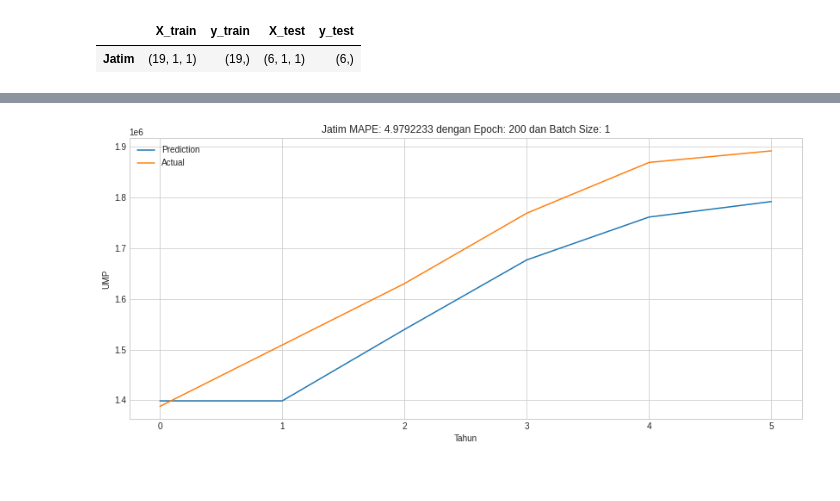
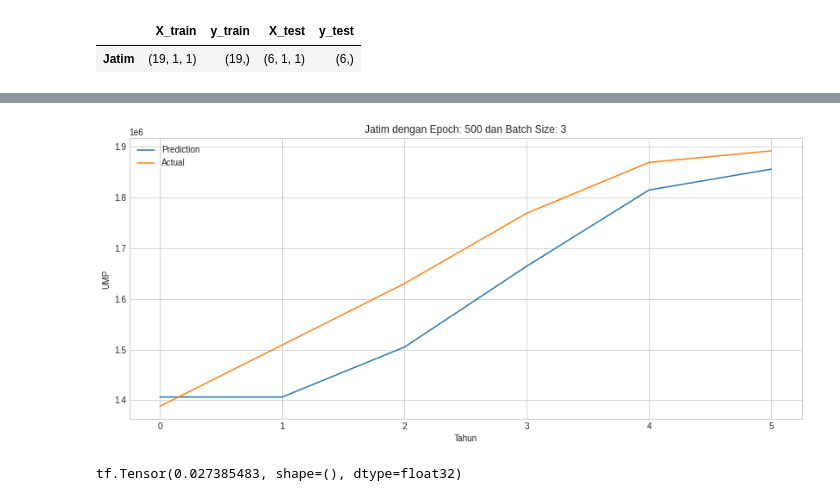
Before and after one commit to Arif-X/RNN-LSTM-UMP-JATIM, a Jupyter notebook: UMP.ipynb, the cells around one changed output, grey strips where cells are left out. Cells and saved outputs as stored; diff of their text form; code cells hidden in the pictures.

```diff
--- a/UMP.ipynb
+++ b/UMP.ipynb
@@ -165,12 +198,14 @@ for k in range(len(epoch)):
 # %%
-mape_akhir = []
+mse_akhir = []
 for k in range(len(epoch)):
     plt.figure(figsize=(14,6))
-    plt.title("Training Loss Epoch %s dan Batch Size %s" % (epoch[k], batch[k]))
+    plt.title("Training Loss Function Epoch %s dan Batch Size %s" % (epoch[k], batch[k]))
     plt.plot(model[k].history['loss'])
-    plt.legend(["Mape"])
-    plt.xlabel("Tahun")
-    plt.ylabel("MAPE")
+    # plt.plot(model[k].history['val_loss'])
+    # plt.legend(["Loss", "Val Loss"])
+    plt.legend(["Loss"])
+    plt.xlabel("Epoch")
+    plt.ylabel("MSE")
     plt.show()
-    mape_akhir.append(model[k].history['loss'][-1])
+    mse_akhir.append(model[k].history['loss'][-1])
 # %% [output]
@@ -203,28 +238,32 @@ plt.show()
 # %%
 pred_result = {}
-data_mape = []
-min_mape_train = min(mape_akhir)
-min_index=mape_akhir.index(min_mape_train)
+data_mse = []
+min_mse_train = min(mse_akhir)
+min_index=mse_akhir.index(min_mse_train)
 
 for i in umpList:
       y_true = scaler[i].inverse_transform(testset[i]["y"].reshape(-1,1))
       y_pred = scaler[i].inverse_transform(regressor[min_index].predict(testset[i]["X"]))
       pred_result[i] = {}
       pred_result[i]["True"] = y_true
       pred_result[i]["Pred"] = y_pred
 
       plt.figure(figsize=(14,6))
-      mape = tf.keras.losses.MeanAbsolutePercentageError()
-      plt.title("%s MAPE: %s dengan Epoch: %s dan Batch Size: %s" % (i, mape(y_true, y_pred).numpy(), epoch[min_index], batch[min_index]))
-      data_mape.append(mape(y_true, y_pred).numpy())
+      mse = tf.keras.losses.MeanSquaredError()
+      # plt.title("%s MSE: %s dengan Epoch: %s dan Batch Size: %s" % (i, mse(y_true, y_pred).numpy(), epoch[min_index], batch[min_index]))
+      plt.title("%s dengan Epoch: %s dan Batch Size: %s" % (i, epoch[min_index], batch[min_index]))
+      data_mse.append(mse(y_true, y_pred).numpy())
       plt.plot(y_pred)
       plt.plot(y_true)
       plt.legend(["Prediction", "Actual"])
       plt.xlabel("Tahun")
       plt.ylabel("UMP")
       plt.show()
+      mse_normalized_data = mse(testset[i]["y"].reshape(-1,1), regressor[min_index].predict(testset[i]["X"]))
+      print(mse_normalized_data)
 # %% [output]
-[figure, old version]
+[figure, new version]
+tf.Tensor(0.027385483, shape=(), dtype=float32)
 # %%
 pred_result = {}
 data_mape = []
```
Also changed, not shown: parts of 7 cells of this notebook.
